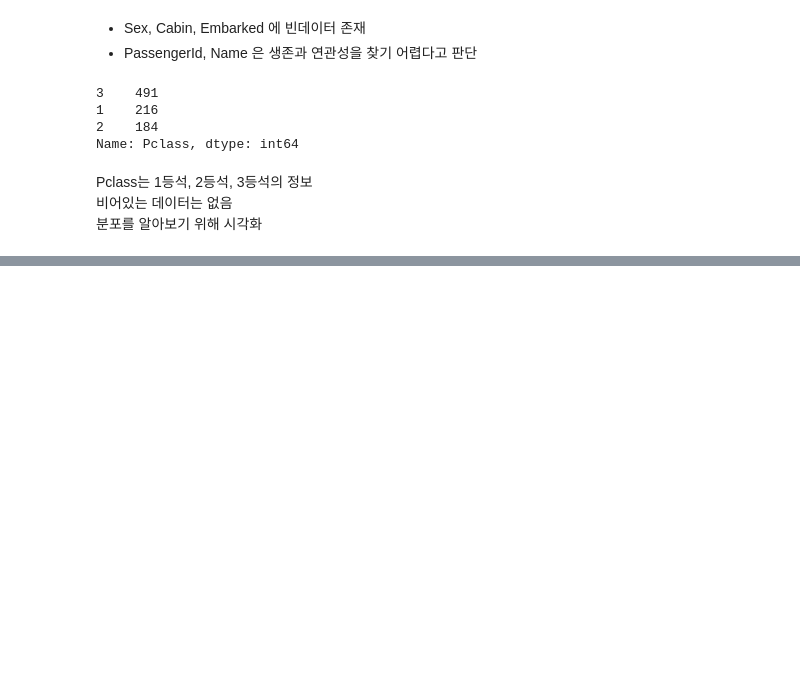
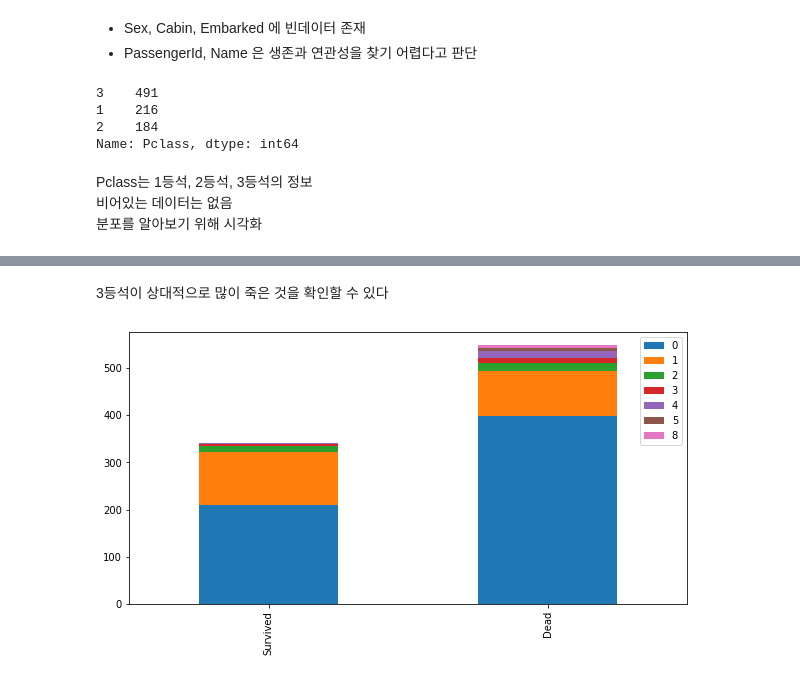
Before and after one commit to mintaewon/taewon, a Jupyter notebook: kaggle/titanic/titanic.ipynb, the cells around one changed output, grey strips where cells are left out. Saved outputs shown, nothing was run; the diff lists cells and outputs as text; code cells hidden in the pictures; blank space fills up the shorter version.

```diff
--- a/kaggle/titanic/titanic.ipynb
+++ b/kaggle/titanic/titanic.ipynb
@@ -75,0 +96,6 @@ Pclass는 1등석, 2등석, 3등석의 정보
+# %% [markdown]
+3등석이 상대적으로 많이 죽은 것을 확인할 수 있다
+# %%
+bar_chart('SibSp')
+# %% [output]
+[figure, added]
```
Also changed, not shown: parts of 84 cells of this notebook, 1 other file.
